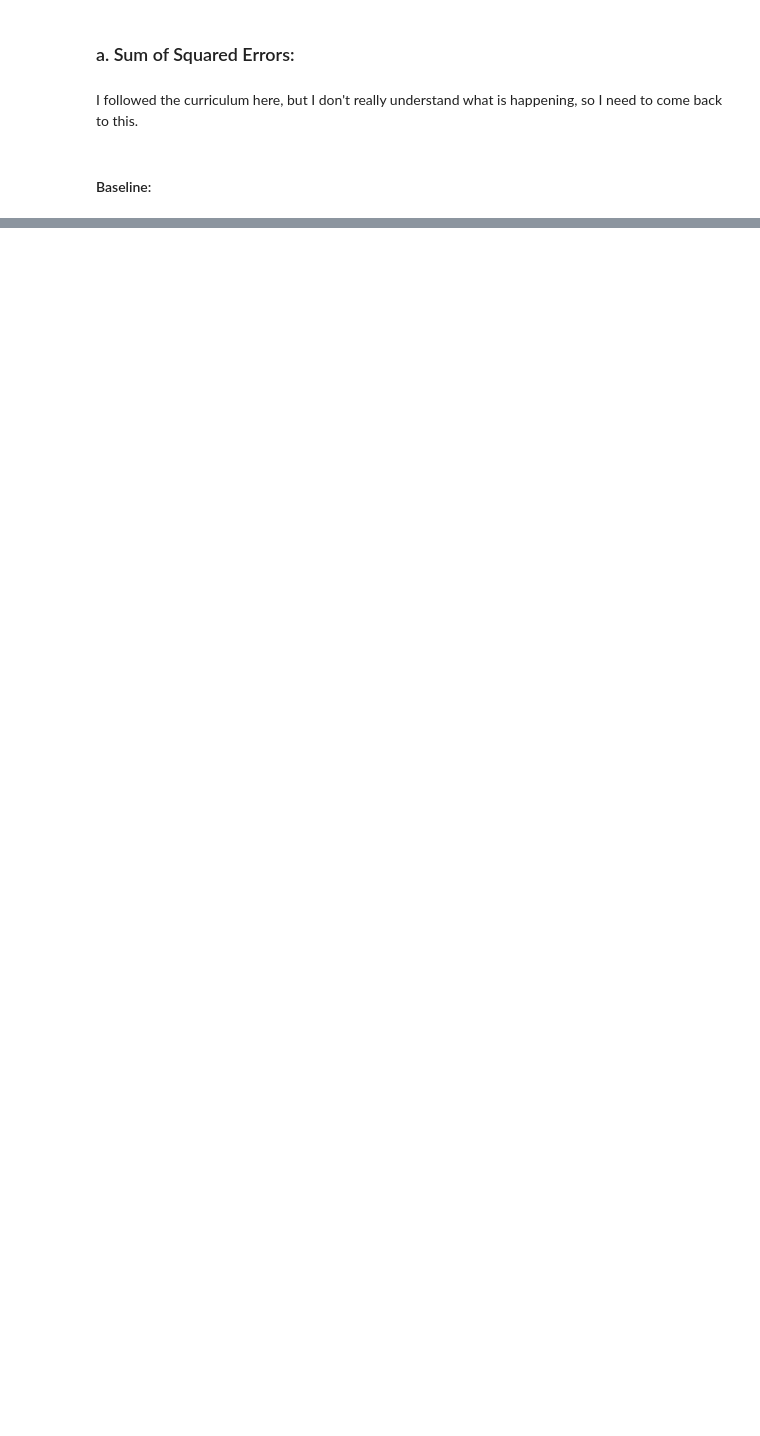
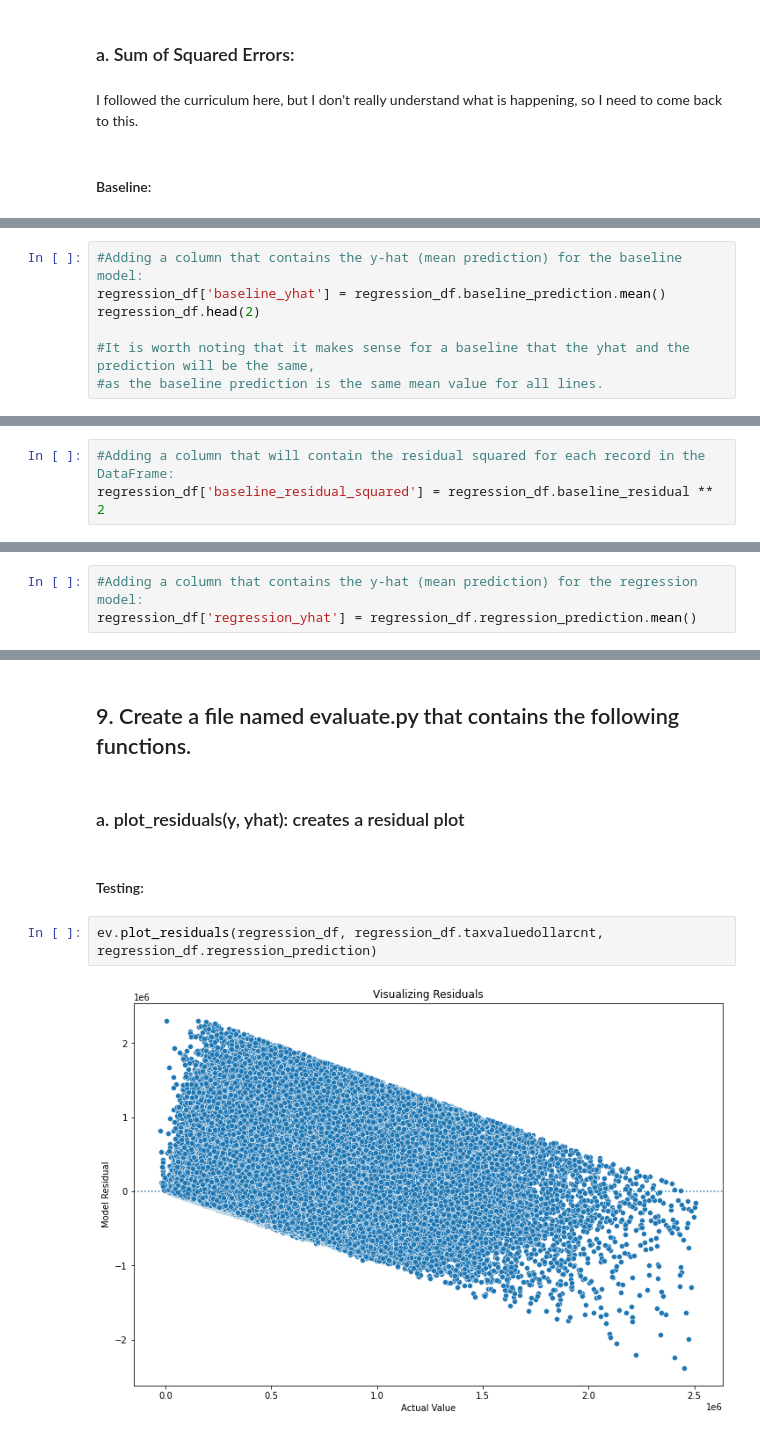
Before and after one commit to greg-maggard/regression_exercises, a Jupyter notebook: evaluate.ipynb, the cells around one changed output, grey strips where cells are left out. Cells and saved outputs as stored; diff of their text form; blank space fills up the shorter version.

Commit message:
Completed the regression exercises.

```diff
--- a/evaluate.ipynb
+++ b/evaluate.ipynb
@@ -181,0 +177,7 @@ I followed the curriculum here, but I don't really understand what is happening,
+# %%
+#Adding a column that contains the y-hat (mean prediction) for the baseline model:
+regression_df['baseline_yhat'] = regression_df.baseline_prediction.mean()
+regression_df.head(2)
+
+#It is worth noting that it makes sense for a baseline that the yhat and the prediction will be the same,
+#as the baseline prediction is the same mean value for all lines.
@@ -181,0 +188,3 @@ I followed the curriculum here, but I don't really understand what is happening,
+# %%
+#Adding a column that will contain the residual squared for each record in the DataFrame:
+regression_df['baseline_residual_squared'] = regression_df.baseline_residual ** 2
@@ -187 +208,4 @@ baseline_sse
+# %%
+#Adding a column that contains the y-hat (mean prediction) for the regression model:
+regression_df['regression_yhat'] = regression_df.regression_prediction.mean()
 # %%
@@ -196,0 +359,10 @@ regression_sse = mean_squared_error(df.y, df.yhat_baseline)*len(df)
+# %% [markdown]
+## 9. Create a file named evaluate.py that contains the following functions.
+# %% [markdown]
+### a. plot_residuals(y, yhat): creates a residual plot
+# %% [markdown]
+#### Testing:
+# %%
+ev.plot_residuals(regression_df, regression_df.taxvaluedollarcnt, regression_df.regression_prediction)
+# %% [output]
+[figure, added]
```
Also changed, not shown: parts of 52 cells of this notebook, 1 other file.
